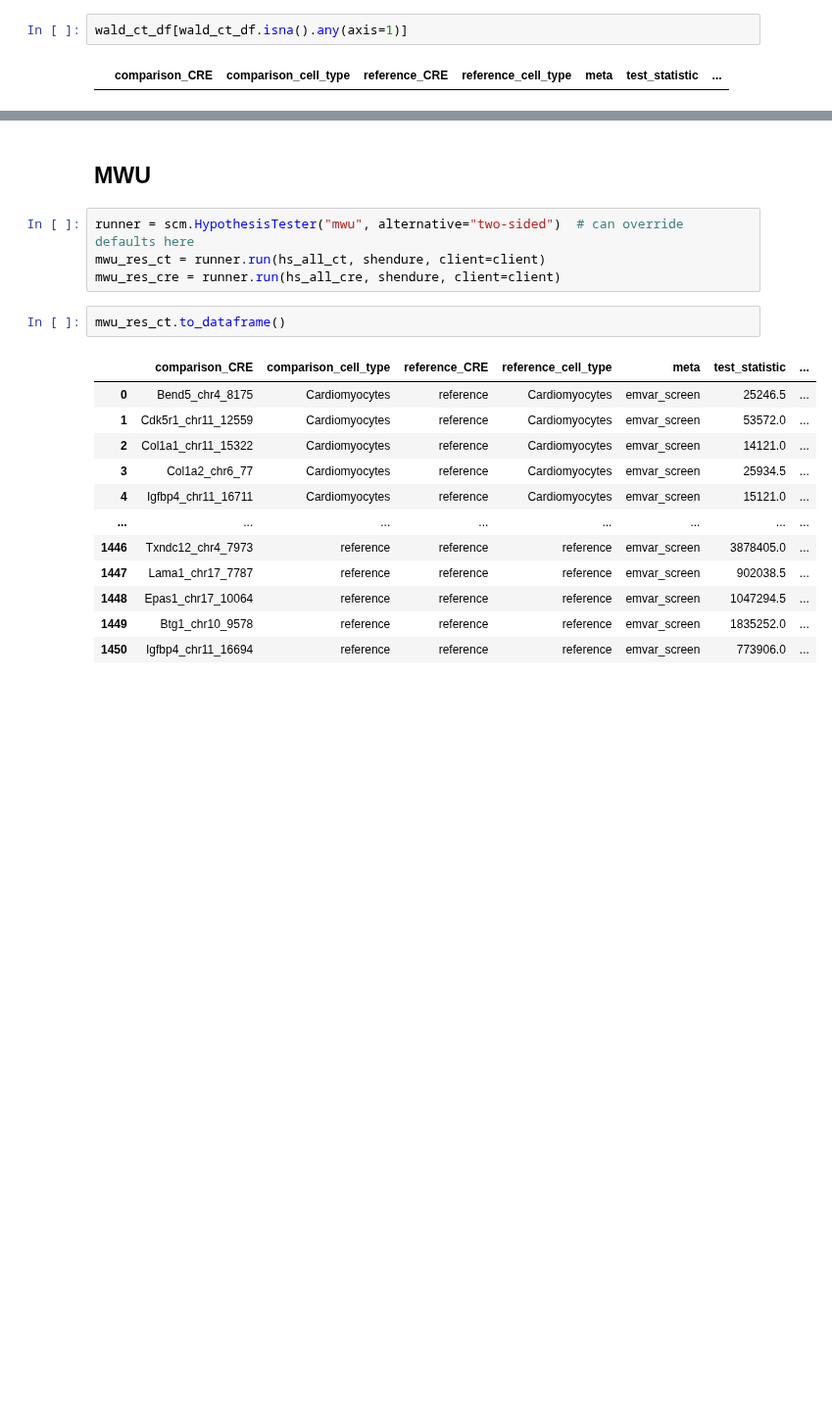
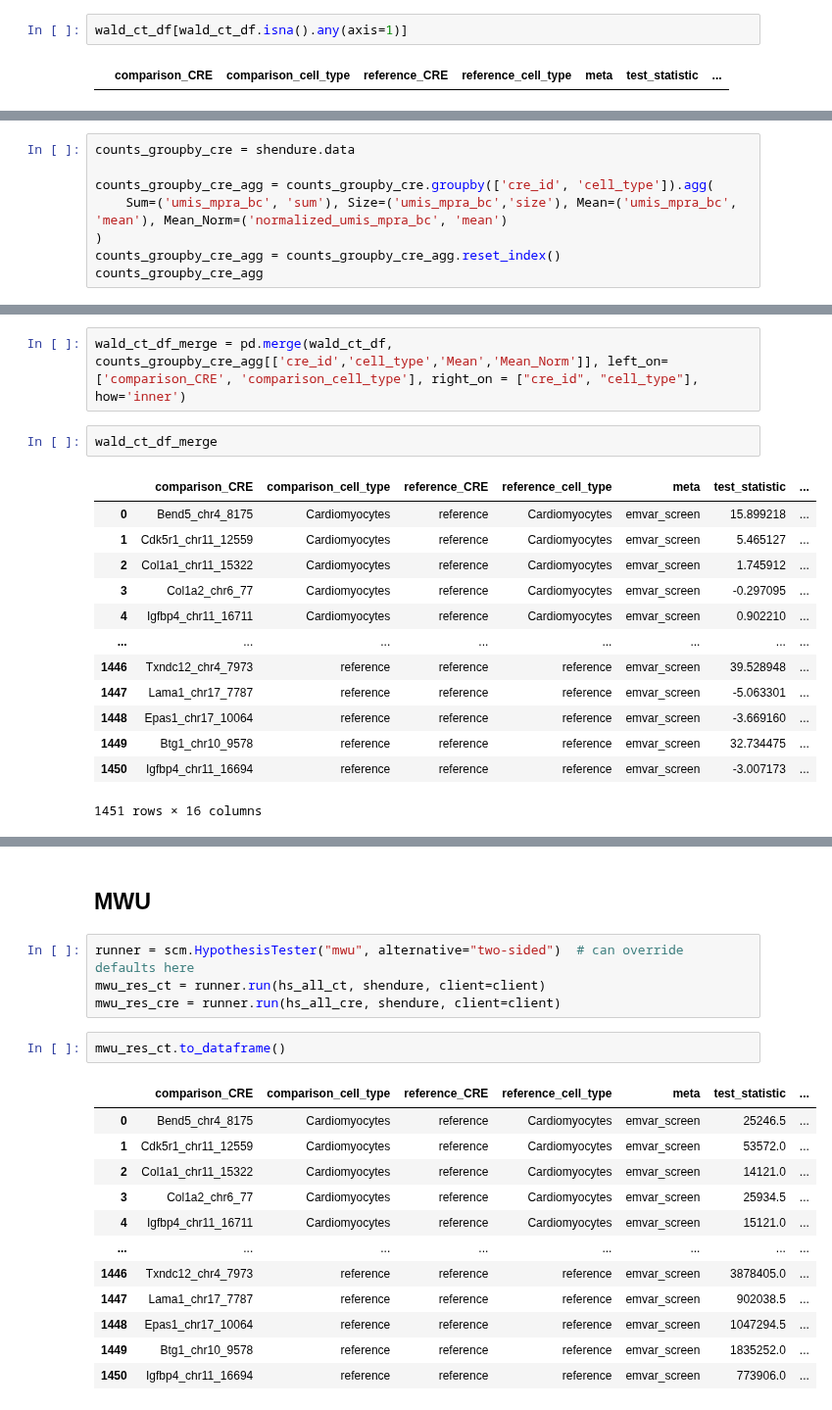
Before and after one commit to Reilly-Lab-Yale/tabula-rasa, a Jupyter notebook: notebooks/results/test_demo_hypotheses.ipynb, the cells around one changed output, grey strips where cells are left out. Shown at 98% size. Cells and saved outputs as stored; diff of their text form; blank space fills up the shorter version.

```diff
--- a/notebooks/results/test_demo_hypotheses.ipynb
+++ b/notebooks/results/test_demo_hypotheses.ipynb
@@ -159,0 +152,8 @@ wald_ct_df[wald_ct_df.isna().any(axis=1)]
+# %%
+counts_groupby_cre = shendure.data
+
+counts_groupby_cre_agg = counts_groupby_cre.groupby(['cre_id', 'cell_type']).agg(
+    Sum=('umis_mpra_bc', 'sum'), Size=('umis_mpra_bc','size'), Mean=('umis_mpra_bc', 'mean'), Mean_Norm=('normalized_umis_mpra_bc', 'mean')
+)
+counts_groupby_cre_agg = counts_groupby_cre_agg.reset_index()
+counts_groupby_cre_agg
@@ -159,0 +174,18 @@ wald_ct_df[wald_ct_df.isna().any(axis=1)]
+# %%
+wald_ct_df_merge = pd.merge(wald_ct_df, counts_groupby_cre_agg[['cre_id','cell_type','Mean','Mean_Norm']], left_on=['comparison_CRE', 'comparison_cell_type'], right_on = ["cre_id", "cell_type"], how='inner')
+# %%
+wald_ct_df_merge
+# %% [output]
+|  | comparison_CRE | comparison_cell_type | reference_CRE | reference_cell_type | meta | test_statistic | ... |
+| 0 | Bend5_chr4_8175 | Cardiomyocytes | reference | Cardiomyocytes | emvar_screen | 15.899218 | ... |
+| 1 | Cdk5r1_chr11_12559 | Cardiomyocytes | reference | Cardiomyocytes | emvar_screen | 5.465127 | ... |
+| 2 | Col1a1_chr11_15322 | Cardiomyocytes | reference | Cardiomyocytes | emvar_screen | 1.745912 | ... |
+| 3 | Col1a2_chr6_77 | Cardiomyocytes | reference | Cardiomyocytes | emvar_screen | -0.297095 | ... |
+| 4 | Igfbp4_chr11_16711 | Cardiomyocytes | reference | Cardiomyocytes | emvar_screen | 0.902210 | ... |
+| ... | ... | ... | ... | ... | ... | ... | ... |
+| 1446 | Txndc12_chr4_7973 | reference | reference | reference | emvar_screen | 39.528948 | ... |
+| 1447 | Lama1_chr17_7787 | reference | reference | reference | emvar_screen | -5.063301 | ... |
+| 1448 | Epas1_chr17_10064 | reference | reference | reference | emvar_screen | -3.669160 | ... |
+| 1449 | Btg1_chr10_9578 | reference | reference | reference | emvar_screen | 32.734475 | ... |
+| 1450 | Igfbp4_chr11_16694 | reference | reference | reference | emvar_screen | -3.007173 | ... |
+1451 rows × 16 columns
```
Also changed, not shown: parts of 21 cells of this notebook.
